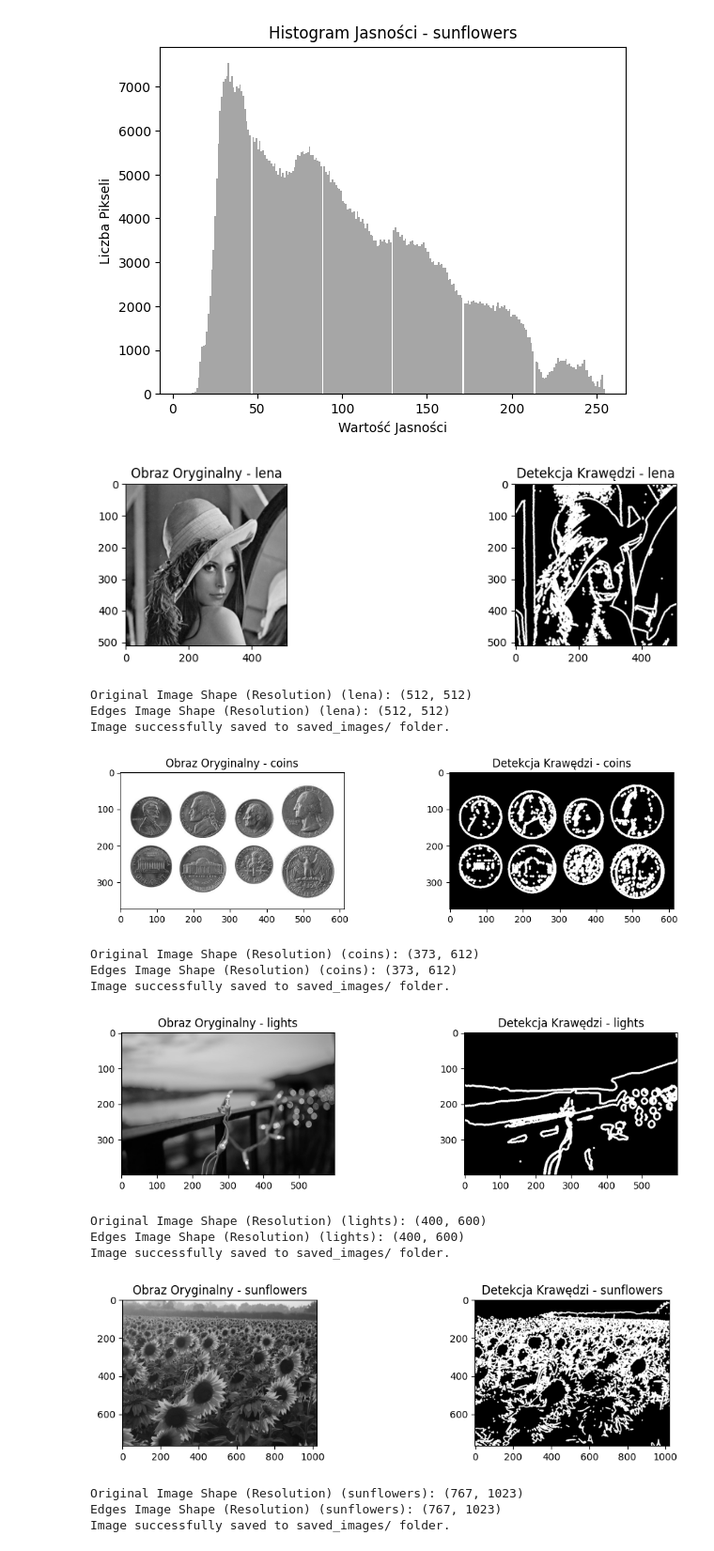
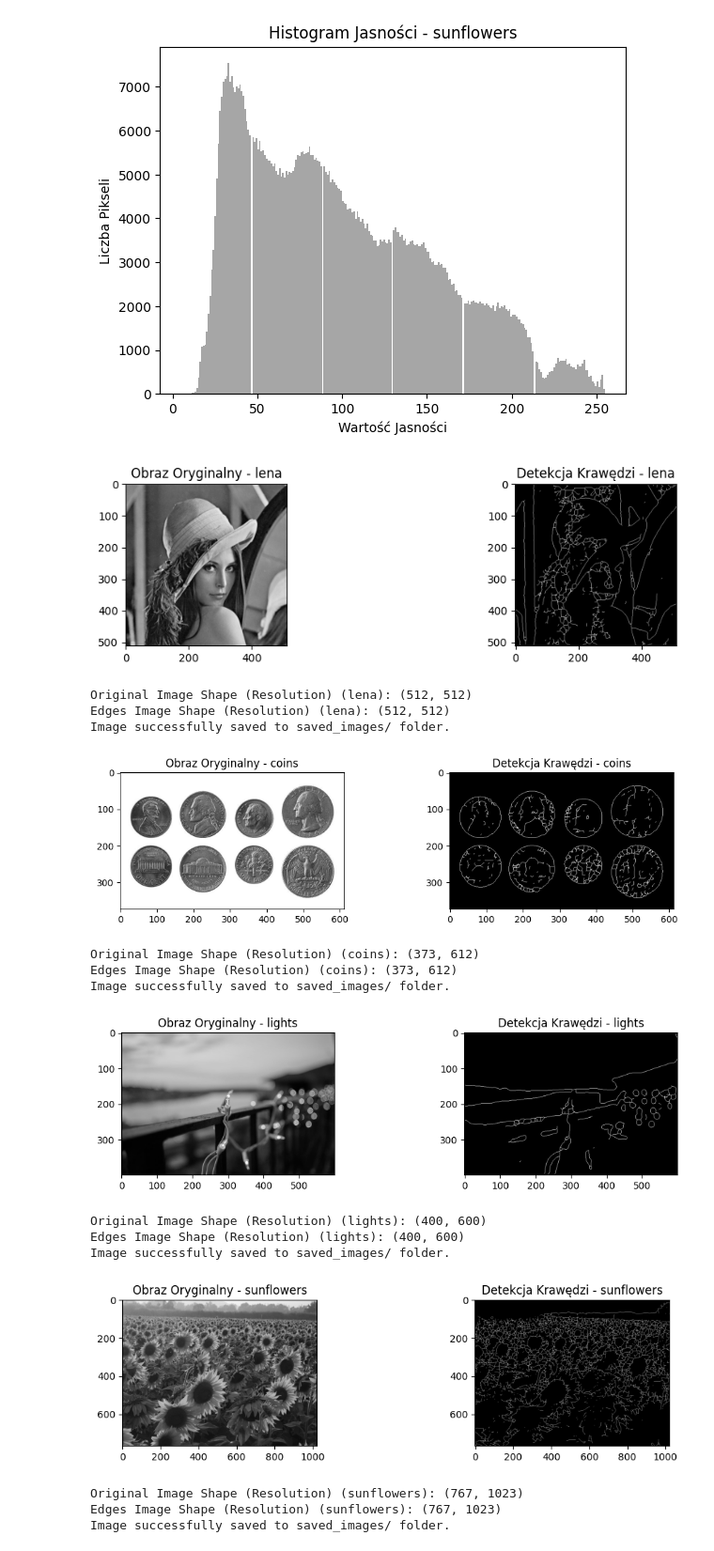
Before and after one commit to PsimonL/ImageProcessing, a Jupyter notebook: Project-edge-detection/main.ipynb, the cells around one changed output. Shown: that part at 94% size. Cells and saved outputs as stored; diff of their text form; code cells hidden in the pictures.

```diff
--- a/Project-edge-detection/main.ipynb
+++ b/Project-edge-detection/main.ipynb
@@ -88,7 +89,7 @@ Lossless compression.
 #
 # plt.show()
 # %%
-def edge_detection(image_path, image_name):
+def edge_detection(image_path, image_name, shouldSkeletonize):
     image = cv2.imread(image_path)
     gray_image = color.rgb2gray(image)
     # Binaryzacja Otsu do podziału obrazu na obszary białe i czarne. Binaryzacja pomaga w późniejszych operacjach morfologicznych, ponieważ te operacje są zwykle stosowane na obrazach binarnych, gdzie piksele są przypisane do jednej z dwóch wartości (czarny - biały).
@@ -110,6 +111,9 @@ def edge_detection(image_path, image_name):
     # Wynik edges to mapa binarna, gdzie wartości 1 wskazują obszary krawędzi, a wartości 0 wskazują obszary wewnątrz obiektów.
     edges = dilated_image ^ eroded_image
 
+    if shouldSkeletonize:
+        skeleton = morphology.skeletonize(edges)
+
 
     # Wartość jest interpretowana jako stosunek wysokości konturu do szerokości - 0.8 => 80% - mogą wynikać z szumów na obrazie.
     # Algorytm używany w funkcji wedle dokumentacji: marching squares method zastosowany na mapie binarnej krawędzi, który polega na:
@@ -128,9 +132,12 @@ def edge_detection(image_path, image_name):
     #     - Interpolacja polega na wyznaczeniu punktów przecięcia krawędzi kwadratu z obiektem. Jeśli pewna krawędź jest przecinana, algorytm oblicza współrzędne punktu przecięcia na tej krawędzi.
     # 5. Rysowanie krawędzi:
     # Na podstawie wyznaczonych punktów przecięcia, algorytm tworzy kontur obiektu wewnątrz kwadratu. Kontur ten reprezentuje granice obiektu na mapie binarnej.
-    contours = find_contours(edges, 0.8)
+    if shouldSkeletonize:
+        contours = find_contours(skeleton, 0.8)
+    else:
+        contours = find_contours(edges, 0.8)
+    # Wynikiem poprzedniej operacji jest lista konturów, gdzie każdy kontur jest tablicą 2D, a każda kolumna zawiera współrzędne y i x punktów konturu.
 
-    # Wynikiem poprzedniej operacji jest lista konturów, gdzie każdy kontur jest tablicą 2D, a każda kolumna zawiera współrzędne y i x punktów konturu.
     edge_lengths = [len(contour) for contour in contours]
 
     plt.figure(figsize=(12, 6))
@@ -144,19 +151,24 @@ def edge_detection(image_path, image_name):
     plt.imshow(gray_image, cmap='gray')
     plt.title(f'Obraz Oryginalny - {image_name}')
 
-    plt.subplot(2, 2, 2)
-    plt.imshow(edges, cmap='gray')
-    plt.title(f'Detekcja Krawędzi - {image_name}')
-
+    if shouldSkeletonize:
+        plt.subplot(2, 2, 2)
+        plt.imshow(skeleton, cmap='gray')
+        plt.title(f'Detekcja Krawędzi - {image_name}')
+    else:
+        plt.subplot(2, 2, 2)
+        plt.imshow(edges, cmap='gray')
+        plt.title(f'Detekcja Krawędzi - {image_name}')
     plt.show()
 
     # Sprawdzenie czy w jakiś sposóv rodzielczość straciła wartość, jeśli nie to obraz zostaje z taką samą rozdzielczością jak został zaaplikowany do funkcji.
-    if gray_image.shape[:2] == edges.shape:
+    output = skeleton if shouldSkeletonize else edges
+    if gray_image.shape[:2] == output.shape:
         original_extension = image_path.split('.')[-1].lower()
         saved_image_path = f'saved_images/{image_name}_edges.{original_extension}'
-        cv2.imwrite(saved_image_path, (edges * 255).astype(np.uint8))
+        cv2.imwrite(saved_image_path, (output * 255).astype(np.uint8))
         print(f'Original Image Shape (Resolution) ({image_name}): {gray_image.shape}')
-        print(f'Edges Image Shape (Resolution) ({image_name}): {edges.shape}')
+        print(f'Edges Image Shape (Resolution) ({image_name}): {output.shape}')
         print("Image successfully saved to saved_images/ folder.")
     else:
         print("Error: Resolutions of the original and processed images do not match.")
@@ -170,24 +182,24 @@ def edge_length_histogram(edge_lengths, image_name):
     plt.xlabel('Długość Krawędzi')
     plt.ylabel('Liczba Krawędzi')
 # %%
-edges_image_lena, edge_lengths_lena = edge_detection(lena_image_path, lena_image_name)
-edges_image_coins, edge_lengths_coins = edge_detection(coins_image_path, coins_image_name)
-edges_image_lights, edge_lengths_lights = edge_detection(lights_image_path, lights_image_name)
-edges_image_sunflowers, edge_lengths_sunflowers = edge_detection(sunflowers_image_path, sunflowers_image_name)
+edges_image_lena, edge_lengths_lena = edge_detection(lena_image_path, lena_image_name, True)
+edges_image_coins, edge_lengths_coins = edge_detection(coins_image_path, coins_image_name, True)
+edges_image_lights, edge_lengths_lights = edge_detection(lights_image_path, lights_image_name, True)
+edges_image_sunflowers, edge_lengths_sunflowers = edge_detection(sunflowers_image_path, sunflowers_image_name, True)
 # %% [output]
-[figure, old version]
+[figure, new version]
 Original Image Shape (Resolution) (lena): (512, 512)
 Edges Image Shape (Resolution) (lena): (512, 512)
 Image successfully saved to saved_images/ folder.
-[figure, old version]
+[figure, new version]
 Original Image Shape (Resolution) (coins): (373, 612)
 Edges Image Shape (Resolution) (coins): (373, 612)
 Image successfully saved to saved_images/ folder.
-[figure, old version]
+[figure, new version]
 Original Image Shape (Resolution) (lights): (400, 600)
 Edges Image Shape (Resolution) (lights): (400, 600)
 Image successfully saved to saved_images/ folder.
-[figure, old version]
+[figure, new version]
 Original Image Shape (Resolution) (sunflowers): (767, 1023)
 Edges Image Shape (Resolution) (sunflowers): (767, 1023)
 Image successfully saved to saved_images/ folder.
```
Also changed, not shown: parts of 5 cells of this notebook, 4 other files.
